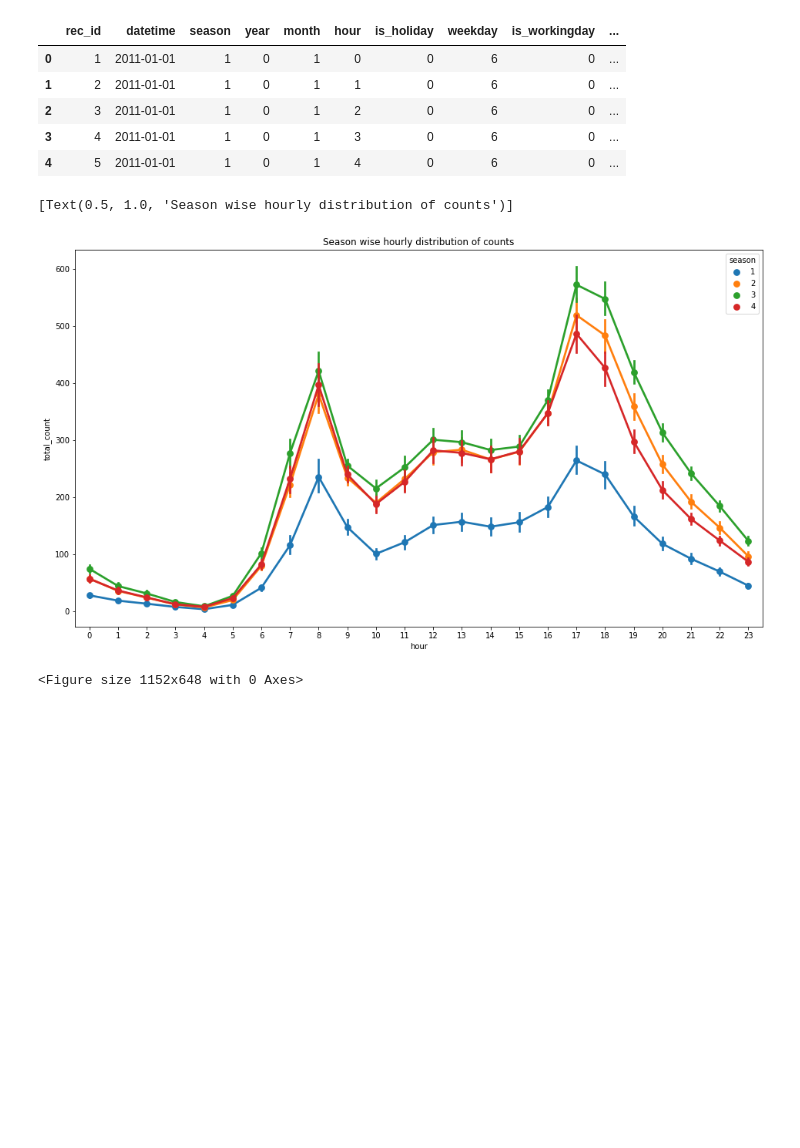
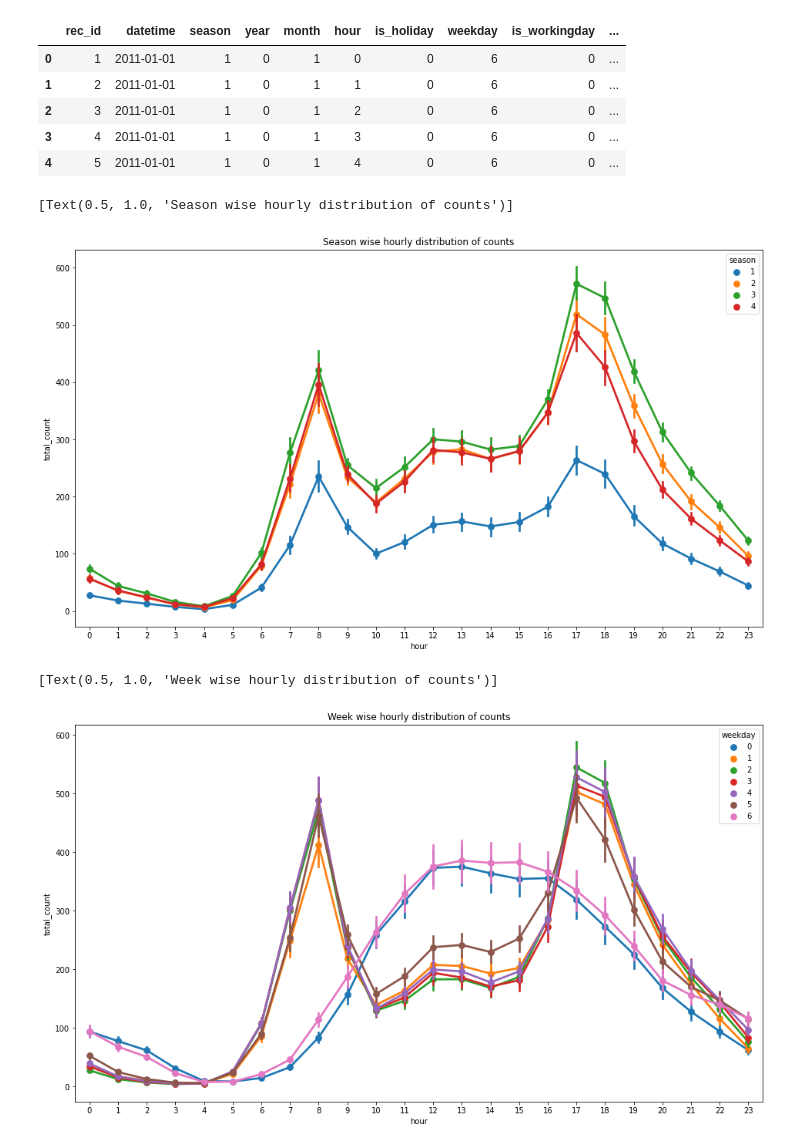
Before and after one commit to paulsok/kaggle, a Jupyter notebook: Bike Sharing/bike_sharing.ipynb, the cells around one changed output. Drawn from its saved outputs; the diff is of its cells as text; code cells hidden in the pictures; blank space fills up the shorter version.

```diff
--- a/Bike Sharing/bike_sharing.ipynb
+++ b/Bike Sharing/bike_sharing.ipynb
@@ -61,8 +49,14 @@ dtype: object
 # %%
-hour_df.rename(columns={'instant': 'rec_id', 'dteday': 'datetime', 'holiday': 'is_holiday',
-                        'workingday': 'is_workingday', 'weathersit': 'weather_condition',
-                        'hum': 'humidity', 'mnth': 'month', 'cnt': 'total_count',
-                        'hr': 'hour', 'yr': 'year'}, inplace=True)
+hour_df.rename(columns={'instant':'rec_id',
+                        'dteday':'datetime',
+                        'holiday':'is_holiday',
+                        'workingday':'is_workingday',
+                        'weathersit':'weather_condition',
+                        'hum':'humidity',
+                        'mnth':'month',
+                        'cnt':'total_count',
+                        'hr':'hour',
+                        'yr':'year'},inplace=True)
 # %%
 # date time conversion
 hour_df['datetime'] = pd.to_datetime(hour_df.datetime)
@@ -86,14 +80,20 @@ hour_df.head()
 | 3 | 4 | 2011-01-01 | 1 | 0 | 1 | 3 | 0 | 6 | 0 | ... |
 | 4 | 5 | 2011-01-01 | 1 | 0 | 1 | 4 | 0 | 6 | 0 | ... |
 # %%
-fig, ax = plt.subplots()
-plt.figure(figsize=(16, 9))
-
-sns.pointplot(data=hour_df[['hour', 'total_count',
-                            'season']], x='hour', y='total_count',
-              hue='season', ax=ax)
+# seasonal trend
+fig, ax = plt.subplots(figsize=(16, 9))
+sns.pointplot(data=hour_df[['hour', 'total_count', 'season']],
+              x='hour', y='total_count', hue='season', ax=ax)
 ax.set(title="Season wise hourly distribution of counts")
 # %% [output]
 [Text(0.5, 1.0, 'Season wise hourly distribution of counts')]
 [figure]
-<Figure size 1152x648 with 0 Axes>
+# %%
+# week trend
+fig, ax = plt.subplots(figsize=(16, 9))
+sns.pointplot(data=hour_df[['hour', 'total_count', 'weekday']],
+              x='hour', y='total_count', hue='weekday', ax=ax)
+ax.set(title="Week wise hourly distribution of counts")
+# %% [output]
+[Text(0.5, 1.0, 'Week wise hourly distribution of counts')]
+[figure, added]
```
Also changed, not shown: parts of 29 cells of this notebook.
